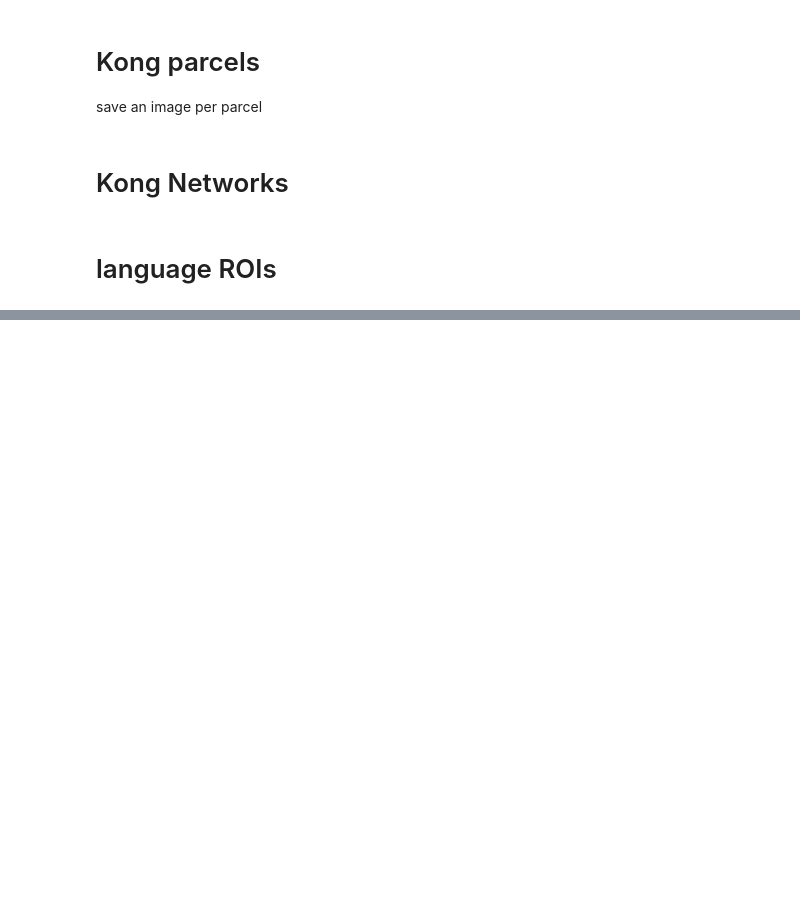
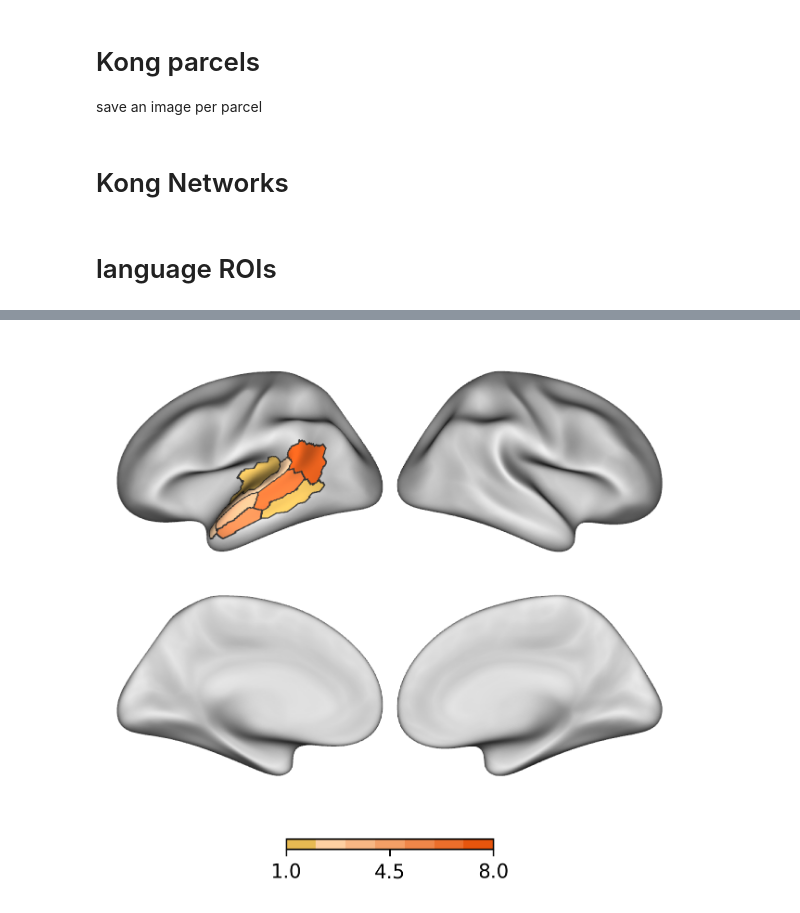
Before and after one commit to zaidzada/narrative-enc, a Jupyter notebook: code/figureS-atlas.ipynb, the cells around one changed output, grey strips where cells are left out. Saved outputs shown, nothing was run; the diff lists cells and outputs as text; code cells hidden in the pictures; blank space fills up the shorter version.

```diff
--- a/code/figureS-atlas.ipynb
+++ b/code/figureS-atlas.ipynb
@@ -551,3 +607,19 @@ n_rois
+# %%
+fig, ax = plt.subplots(dpi=300)
+plot.surface_plot(
+                  label_img,# % n_rois,
+                #   (label_img) % (n_rois+1) - 1,
+                  # cmap='tab20b', vmin=1, vmax=n_rois,
+                  cmap=custom_cmap, vmin=1, vmax=n_rois+1,
+                  atlas=custom_atlas,
+                  fig=fig, ax=ax,
+                  surf_lh_fn="../fconv/mats/suma-fsaverage6/lh.inf_200.gii",
+                  surf_rh_fn="../fconv/mats/suma-fsaverage6/rh.inf_200.gii",
+                  add_sulc=True, sulc_alpha=0.25, zoom=1.5,
+                  cbar=True)
+fig.show()
+# %% [output]
+[figure, added]
 # %%
 fig, ax = plt.subplots(dpi=300)
 plot.surface_plot(
```
Also changed, not shown: parts of 13 cells of this notebook, 4 other files.
